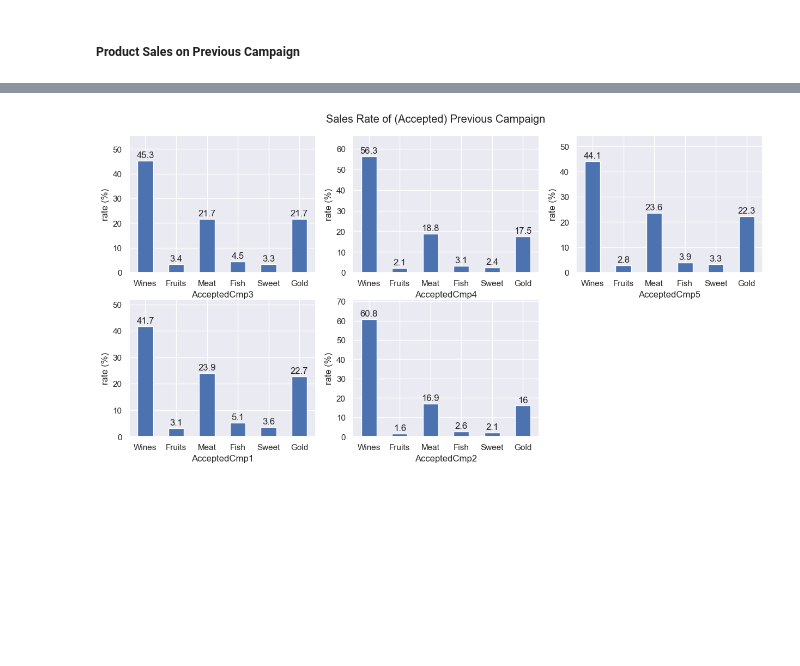
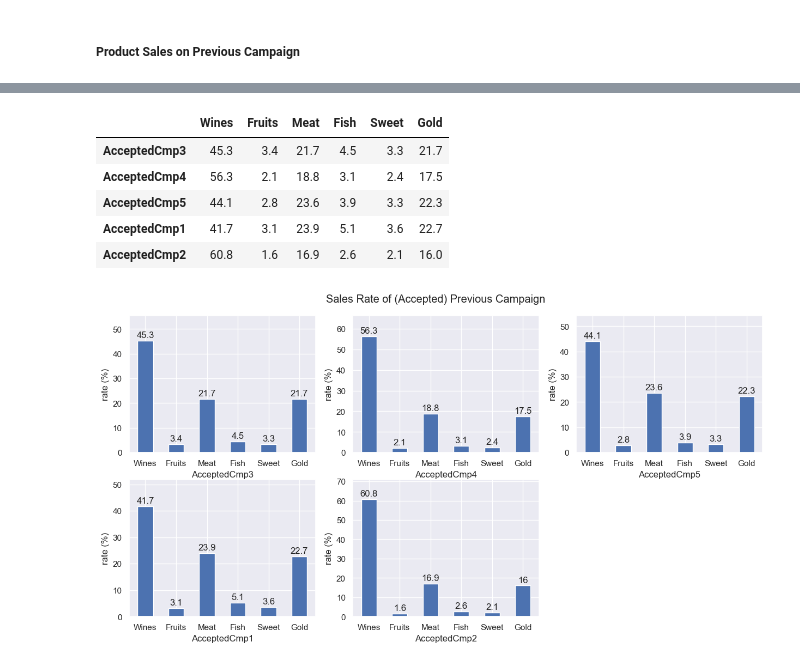
Before and after one commit to clarentcelsia/Analytics, a Jupyter notebook: marketing_campaign.ipynb, the cells around one changed output, grey strips where cells are left out. Drawn from its saved outputs; the diff is of its cells as text; code cells hidden in the pictures; blank space fills up the shorter version.

```diff
--- a/marketing_campaign.ipynb
+++ b/marketing_campaign.ipynb
@@ -1342,6 +1344,15 @@ df__
 | AcceptedCmp2 | 26960 | 689 | 7509 | 1162 | 918 | 7113 | 60.787806 | 1.553516 | 16.930847 | 2.620009 | 2.069852 | ... |
 # %%
 df__index = pd.DataFrame(df__.Prop_Rate.round(1), index=df__.index)
+# %%
+df__index.head(5)
+# %% [output]
+|  | Wines | Fruits | Meat | Fish | Sweet | Gold |
+| AcceptedCmp3 | 45.3 | 3.4 | 21.7 | 4.5 | 3.3 | 21.7 |
+| AcceptedCmp4 | 56.3 | 2.1 | 18.8 | 3.1 | 2.4 | 17.5 |
+| AcceptedCmp5 | 44.1 | 2.8 | 23.6 | 3.9 | 3.3 | 22.3 |
+| AcceptedCmp1 | 41.7 | 3.1 | 23.9 | 5.1 | 3.6 | 22.7 |
+| AcceptedCmp2 | 60.8 | 1.6 | 16.9 | 2.6 | 2.1 | 16.0 |
 # %%
 k = 0
 fig = plt.figure(figsize=(15,8))
```
Also changed, not shown: parts of 3 cells of this notebook, 1 other file.
